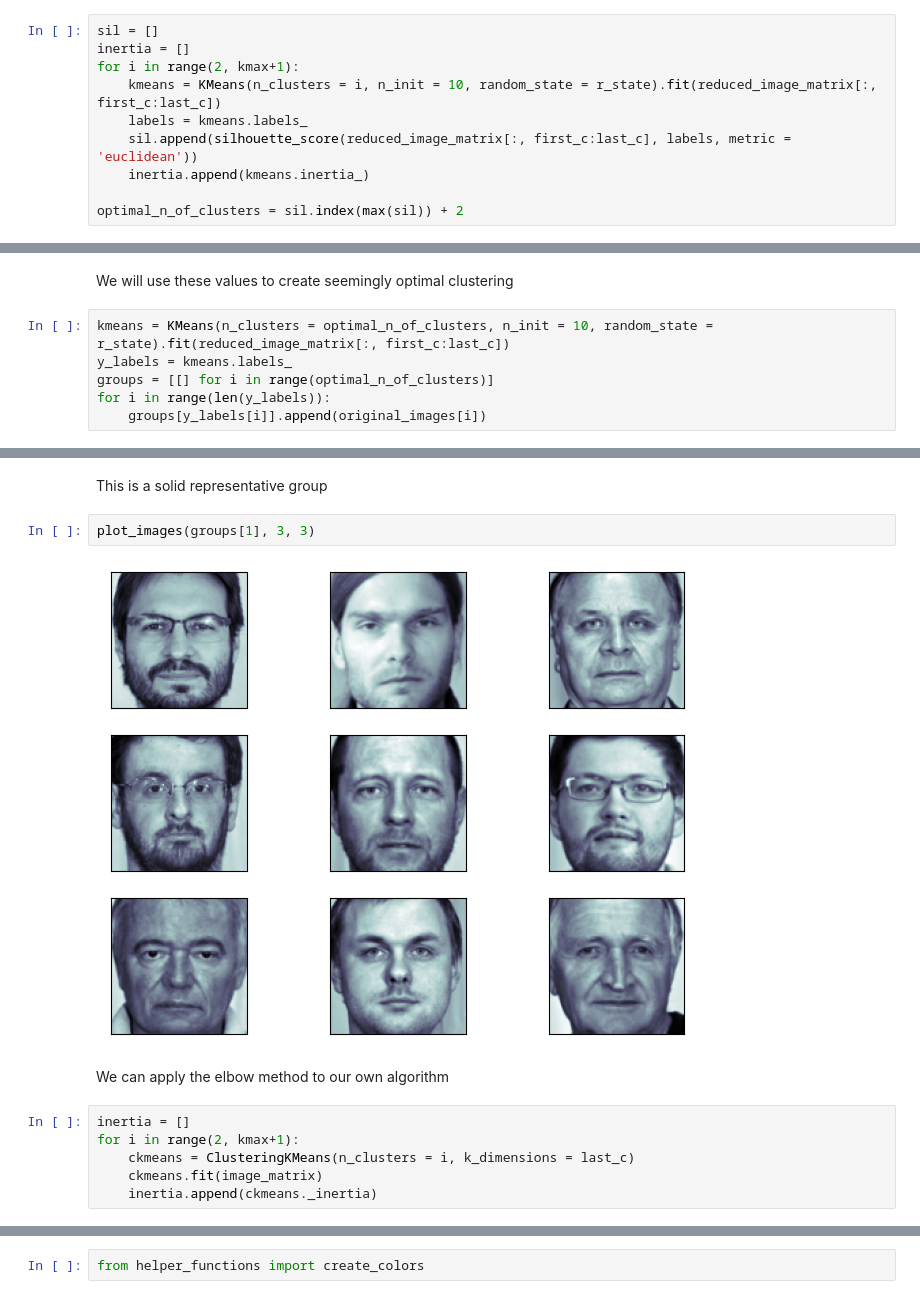
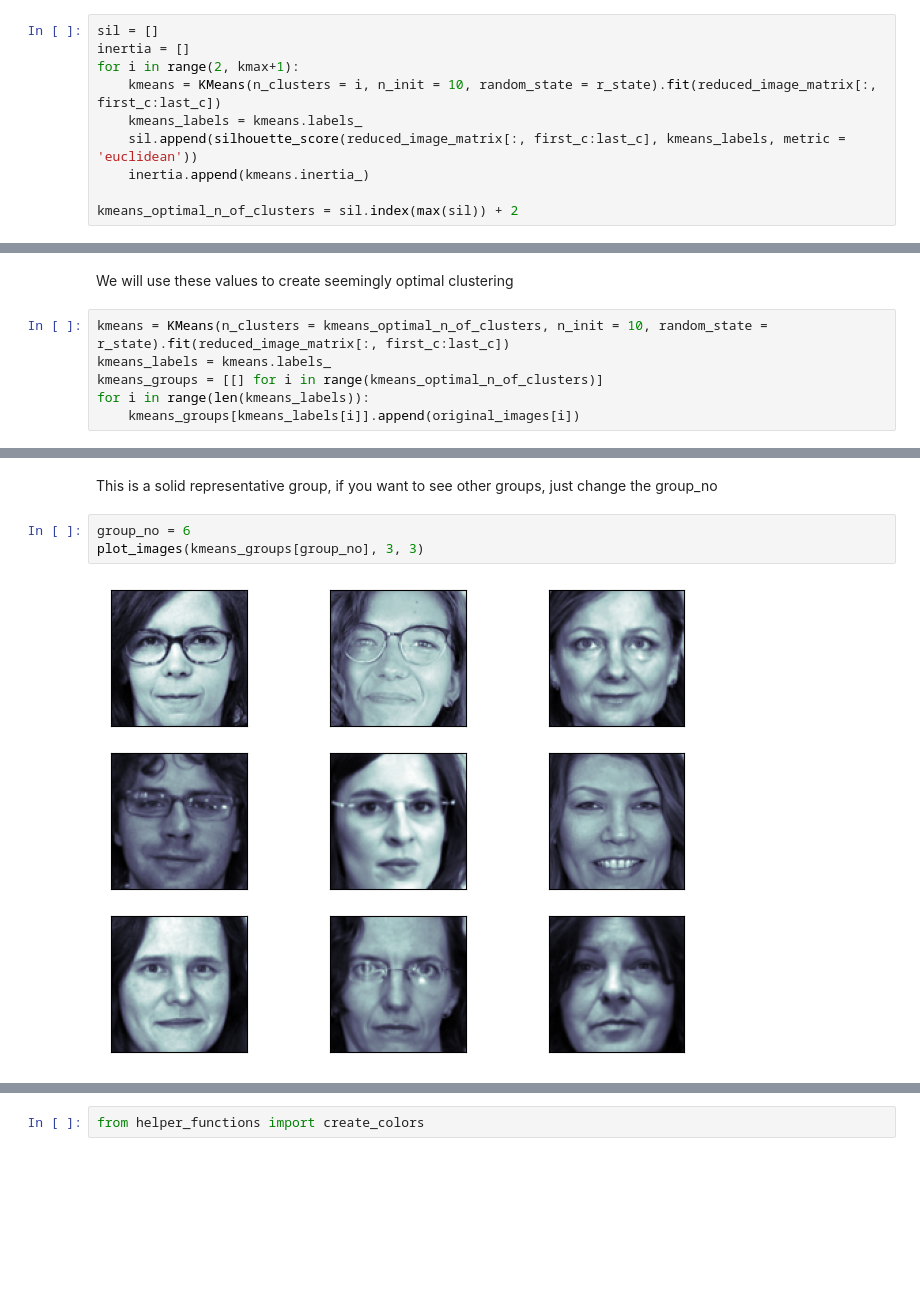
Before and after one commit to TheKompot/Eigenfaces, a Jupyter notebook: sol.ipynb, the cells around one changed output, grey strips where cells are left out. Cells and saved outputs as stored; diff of their text form; blank space fills up the shorter version.

```diff
--- a/sol.ipynb
+++ b/sol.ipynb
@@ -127,11 +132,11 @@ sil = []
 inertia = []
 for i in range(2, kmax+1):
     kmeans = KMeans(n_clusters = i, n_init = 10, random_state = r_state).fit(reduced_image_matrix[:, first_c:last_c])
-    labels = kmeans.labels_
-    sil.append(silhouette_score(reduced_image_matrix[:, first_c:last_c], labels, metric = 'euclidean'))
+    kmeans_labels = kmeans.labels_
+    sil.append(silhouette_score(reduced_image_matrix[:, first_c:last_c], kmeans_labels, metric = 'euclidean'))
     inertia.append(kmeans.inertia_)
 
-optimal_n_of_clusters = sil.index(max(sil)) + 2
+kmeans_optimal_n_of_clusters = sil.index(max(sil)) + 2
 # %% [markdown]
 Here we can see the optimal amount of clusters (according to silhouette score)
 # %%
@@ -157,9 +162,9 @@ plt.show()
 # %% [markdown]
 We will use these values to create seemingly optimal clustering
 # %%
-kmeans = KMeans(n_clusters = optimal_n_of_clusters, n_init = 10, random_state = r_state).fit(reduced_image_matrix[:, first_c:last_c])
-y_labels = kmeans.labels_
-groups = [[] for i in range(optimal_n_of_clusters)]
-for i in range(len(y_labels)):
-    groups[y_labels[i]].append(original_images[i])
+kmeans = KMeans(n_clusters = kmeans_optimal_n_of_clusters, n_init = 10, random_state = r_state).fit(reduced_image_matrix[:, first_c:last_c])
+kmeans_labels = kmeans.labels_
+kmeans_groups = [[] for i in range(kmeans_optimal_n_of_clusters)]
+for i in range(len(kmeans_labels)):
+    kmeans_groups[kmeans_labels[i]].append(original_images[i])
 # %%
@@ -184,16 +189,9 @@ Group 27: 5
 Group 28: 2
 Group 29: 8
 # %% [markdown]
-This is a solid representative group
+This is a solid representative group, if you want to see other groups, just change the group_no
 # %%
-plot_images(groups[1], 3, 3)
+group_no = 6
+plot_images(kmeans_groups[group_no], 3, 3)
 # %% [output]
-[figure, old version]
+[figure, new version]
-# %% [markdown]
-We can apply the elbow method to our own algorithm
-# %%
-inertia = []
-for i in range(2, kmax+1):
-    ckmeans = ClusteringKMeans(n_clusters = i, k_dimensions = last_c)
-    ckmeans.fit(image_matrix)
-    inertia.append(ckmeans._inertia)
```
Also changed, not shown: parts of 24 cells of this notebook, 3 other files.
